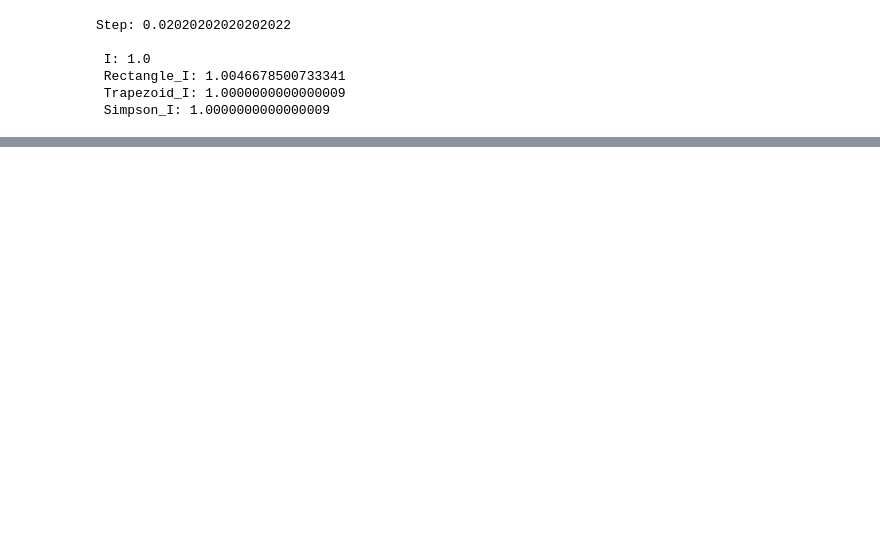
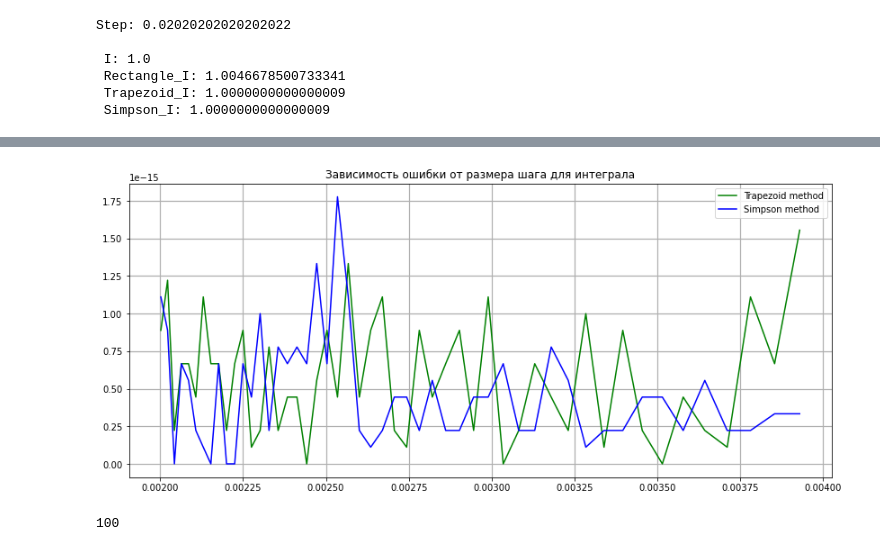
Before and after one commit to Shchetinnikov/Numerical_Methods, a Jupyter notebook: Lab3.ipynb, the cells around one changed output, grey strips where cells are left out. Saved outputs shown, nothing was run; the diff lists cells and outputs as text; code cells hidden in the pictures; blank space fills up the shorter version.

```diff
--- a/Lab3.ipynb
+++ b/Lab3.ipynb
@@ -171,0 +174,23 @@ plt.show()
+# %%
+fig, ax = plt.subplots(figsize=(14, 6))
+
+ax.plot(h_plot[50:], trapezoid_errors[50:], color="green", label='Trapezoid method')
+ax.plot(h_plot[50:], Simpson_errors[50:], color="blue", label='Simpson method')
+
+
+ax.grid(which="major", linewidth=1.2)
+ax.grid(which="minor", linestyle="--", color="gray", linewidth=0.5)
+
+# ax.set_xlabel("|ln(h)|", fontsize=14)
+# ax.set_ylabel("|ln(R)|", fontsize=14)
+
+plt.title("Зависимость ошибки от размера шага для интеграла")
+plt.legend()
+
+plt.show()
+# %% [output]
+[figure, added]
+# %%
+len(h_plot)
+# %% [output]
+100
```
Also changed, not shown: parts of 7 cells of this notebook, 1 other file.
